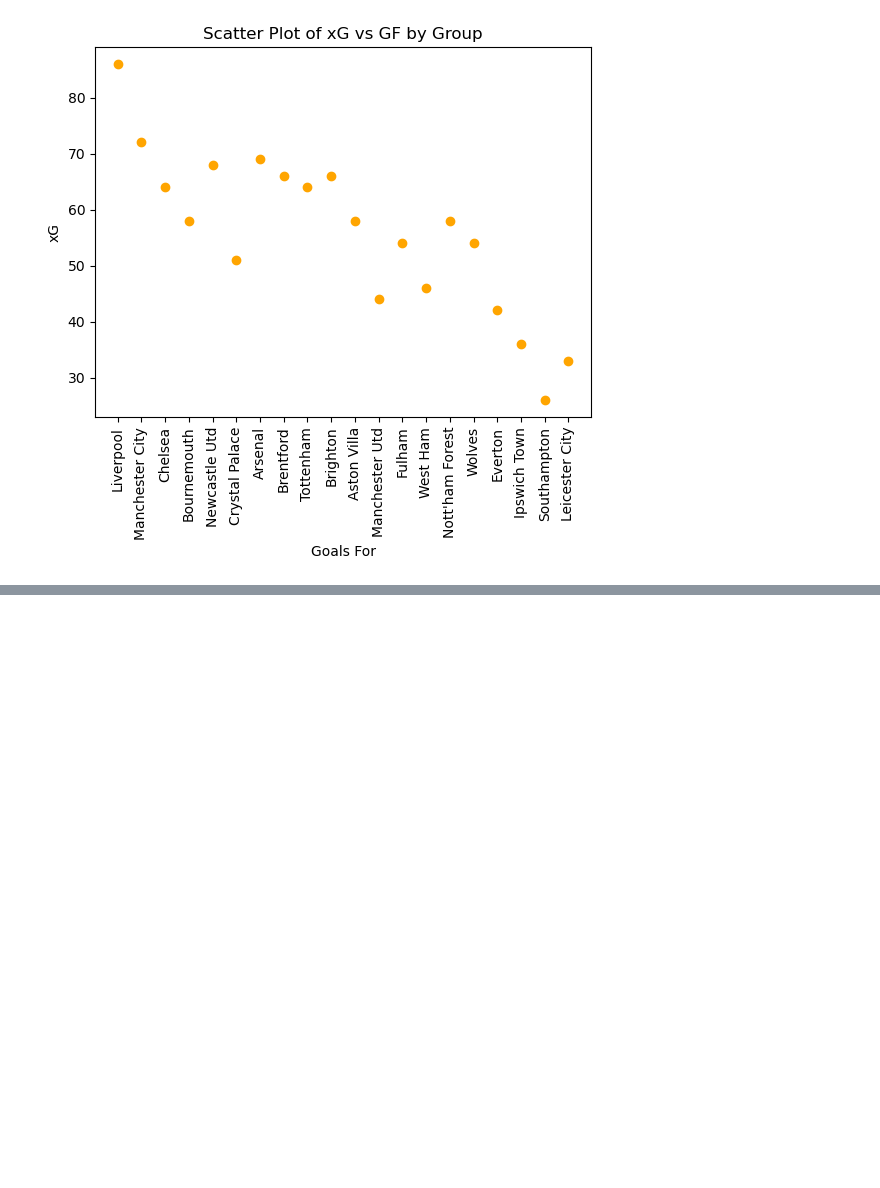
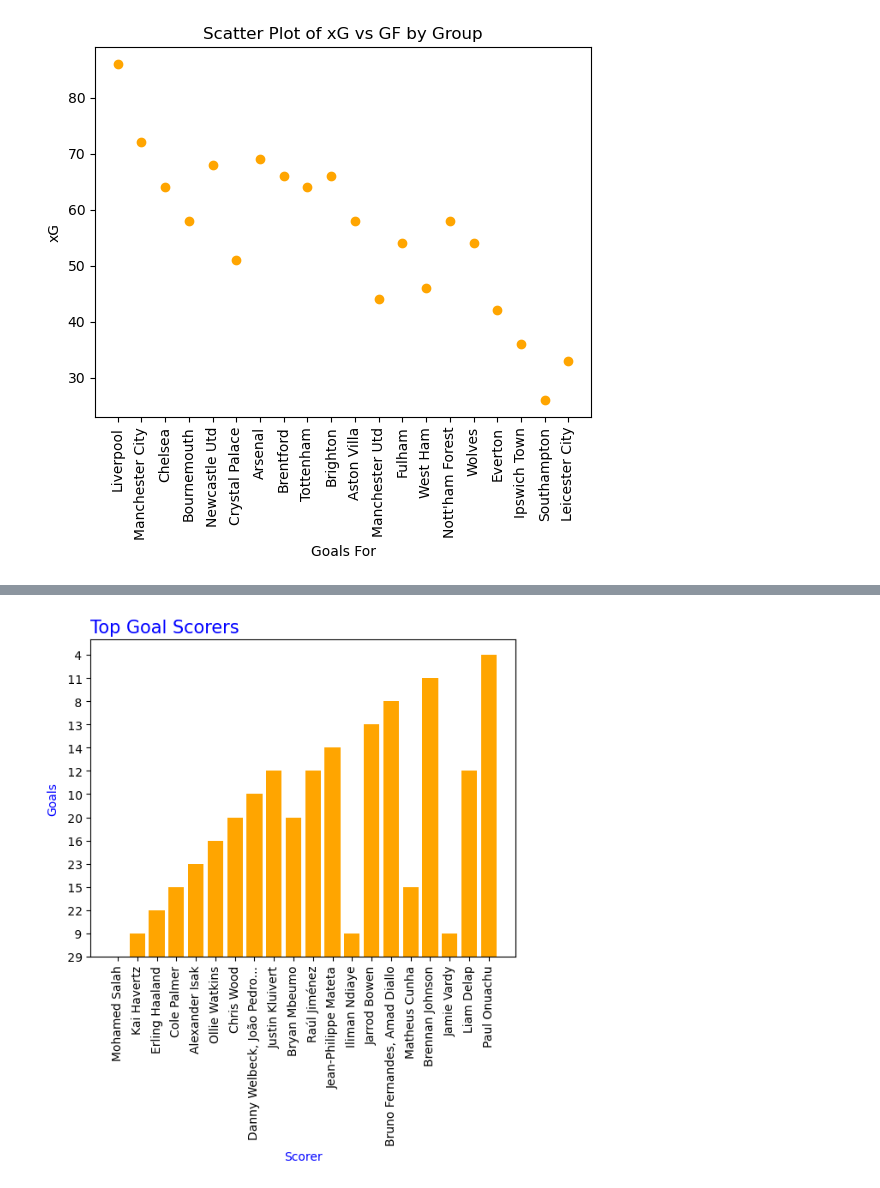
Before and after one commit to vastech73/Liverpool-2025, a Jupyter notebook: Liverpool_graph.ipynb, the cells around one changed output, grey strips where cells are left out. Drawn from its saved outputs; the diff is of its cells as text; code cells hidden in the pictures; blank space fills up the shorter version.

Commit message:
Updates for Goal Scorers

```diff
--- a/Liverpool_graph.ipynb
+++ b/Liverpool_graph.ipynb
@@ -24,6 +24,11 @@ df.head()
 | 2 | 3 | Manchester City | 38 | 21 | 8 | 9 | 72 | 44 | 28 | 71 | 1.87 | ... |
 | 3 | 4 | Chelsea | 38 | 20 | 9 | 9 | 64 | 43 | 21 | 69 | 1.82 | ... |
 | 4 | 5 | Newcastle Utd | 38 | 20 | 6 | 12 | 68 | 47 | 21 | 66 | 1.74 | ... |
+# %%
+new_columns = df['Top Team Scorer'].str.split(' -',expand=True)
+new_columns.columns = ['Goal Scorer', 'Goals Scored']
+
+df = pd.concat([df, new_columns], axis=1)
 # %%
 Top_Scorers = df.sort_values(by='Attendance',ascending=False)[['Squad','Attendance']].head(10)
 print(Top_Scorers)
@@ -188,0 +233,9 @@ plt.show()
+# %%
+plt.bar(df['Goal Scorer'],df['Goals Scored'], color='orange')
+plt.title('Top Goal Scorers',color='blue',loc='left',fontsize=15)
+plt.ylabel('Goals',color='Blue')
+plt.xlabel('Scorer',color='Blue')
+plt.xticks(rotation=90)
+plt.show()
+# %% [output]
+[figure, added]
```
Also changed, not shown: parts of 4 cells of this notebook.
